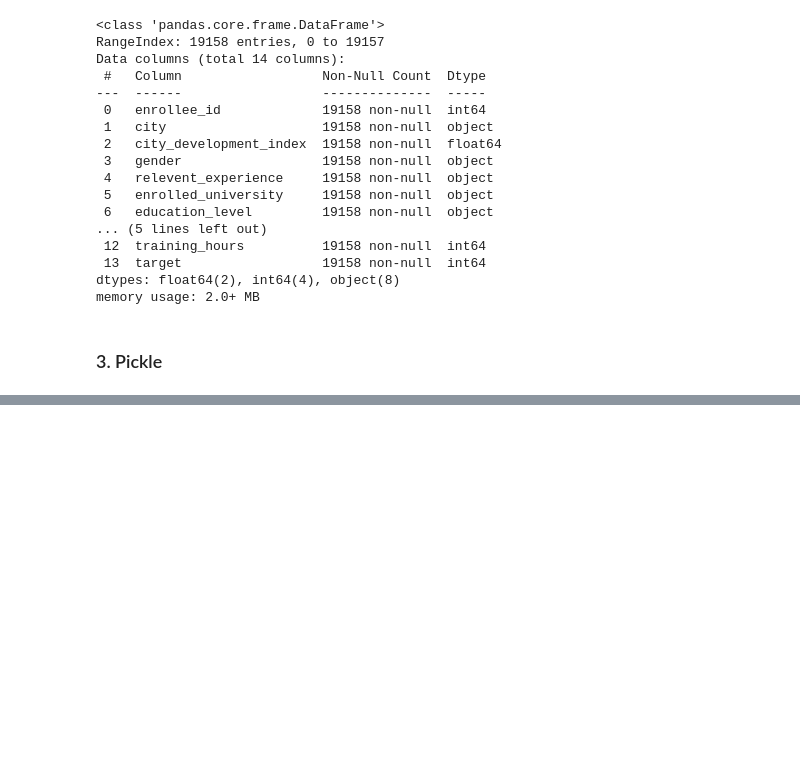
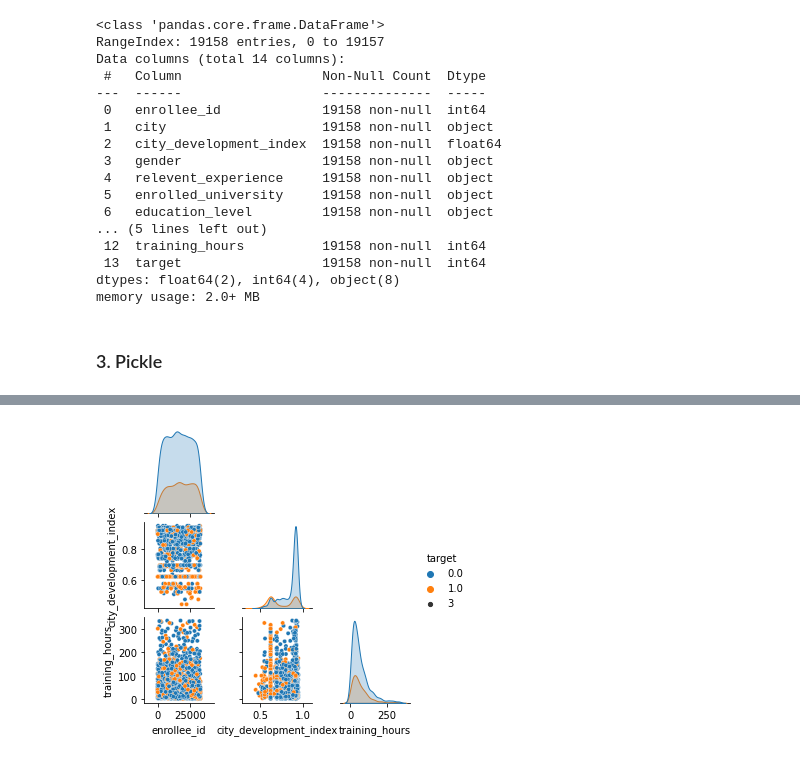
Before and after one commit to katiehuang1221/HR-Analytics-Predict-Who-Will-Leave-The-Job, a Jupyter notebook: notebook/01_data_extract.ipynb, the cells around one changed output, grey strips where cells are left out. Cells and saved outputs as stored; diff of their text form; code cells hidden in the pictures; blank space fills up the shorter version.

```diff
--- a/notebook/01_data_extract.ipynb
+++ b/notebook/01_data_extract.ipynb
@@ -9,4 +11,6 @@ df = pd.read_csv('../data_csv/aug_train.csv')
 df_test = pd.read_csv('../data_csv/aug_test.csv')
+# %%
+test_target = np.load('../data_csv/jobchange_test_target_values.npy')
 # %%
 # df
 # %%
@@ -107,0 +120,2 @@ df.to_pickle('../dump/df_train.csv')
+# %%
+df_test['target'] = test_target
@@ -107,0 +142,5 @@ df.to_pickle('../dump/df_train.csv')
+# %%
+# Pairplot
+sns.pairplot(df_test, corner=True, height=1.5, plot_kws={'size': 3}, hue='target');
+# %% [output]
+[figure, added]
```
Also changed, not shown: parts of 19 cells of this notebook, 1 other file.
